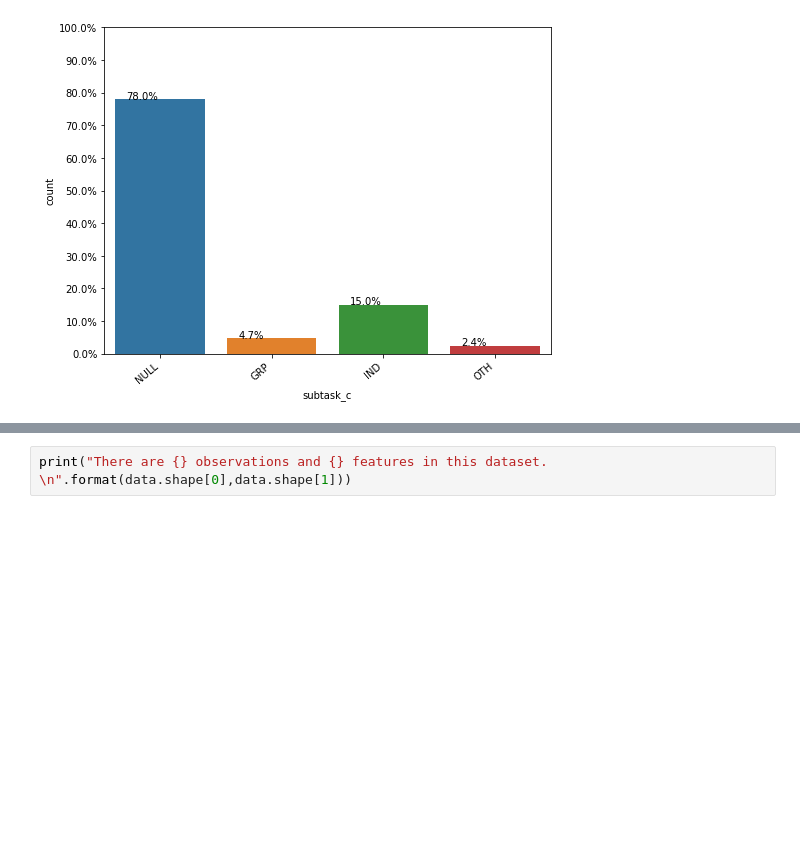
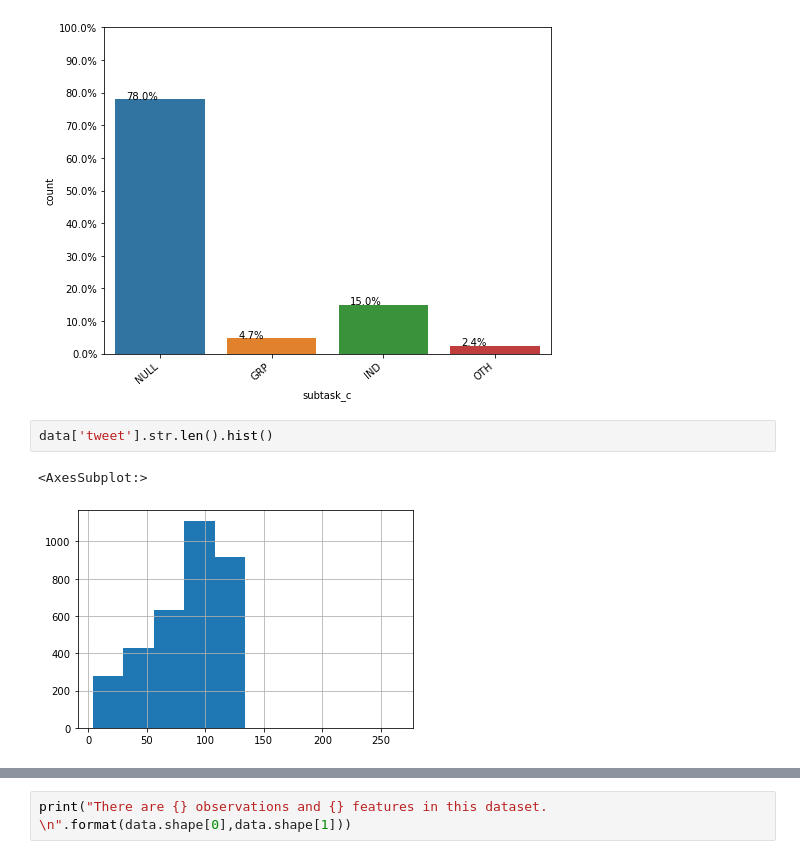
Before and after one commit to prajwal2495/Detect_offensive_tweets, a Jupyter notebook: Experiments - Prajwal/Jupyter Notebook/Simple statistics.ipynb, the cells around one changed output, grey strips where cells are left out. Drawn from its saved outputs; the diff is of its cells as text; blank space fills up the shorter version.

```diff
--- a/Experiments - Prajwal/Jupyter Notebook/Simple statistics.ipynb
+++ b/Experiments - Prajwal/Jupyter Notebook/Simple statistics.ipynb
@@ -133,3 +133,8 @@ ax.set_xticklabels(ax.get_xticklabels(), rotation=40, ha="right")
 plt.show()
 # %% [output]
 [figure]
+# %%
+data['tweet'].str.len().hist()
+# %% [output]
+<AxesSubplot:>
+[figure, added]
```
Also changed, not shown: parts of 3 cells of this notebook.
